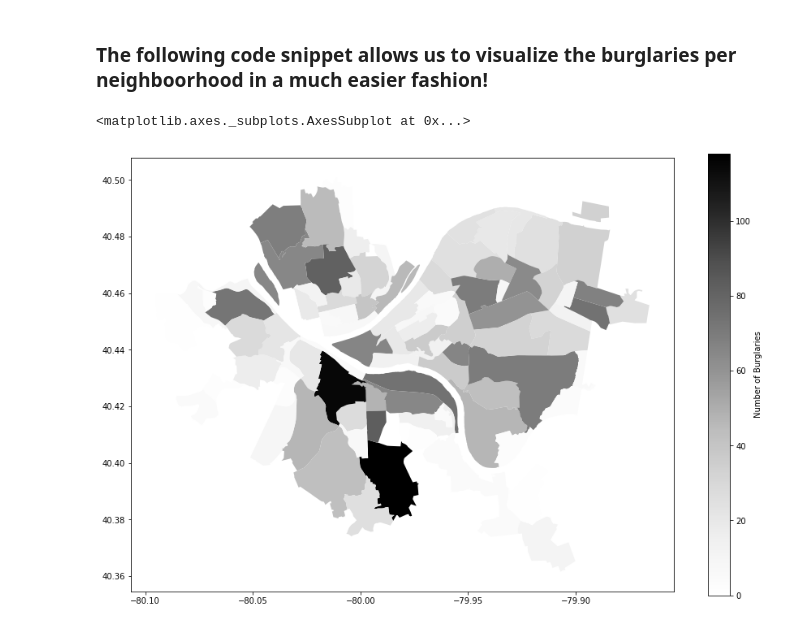
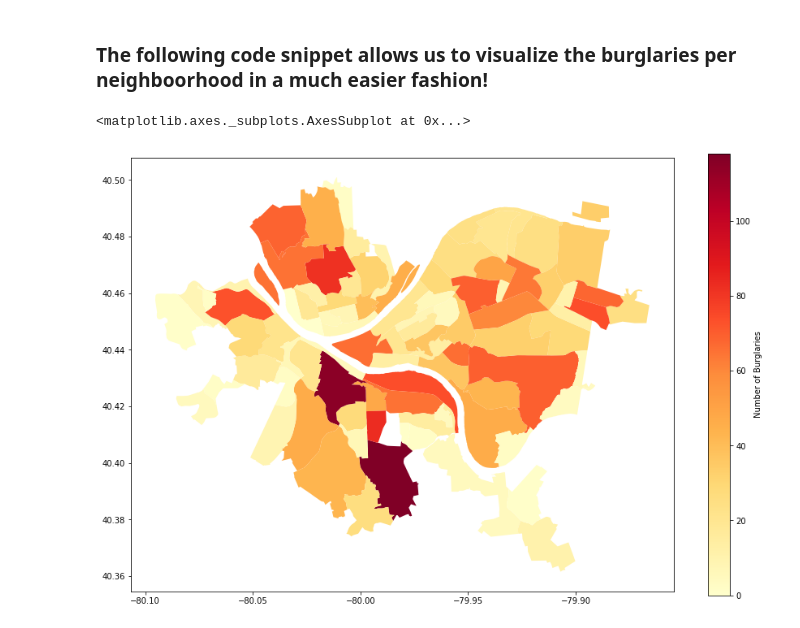
Before and after one commit to Nick0306/Big_Ideas_Final_Project, a Jupyter notebook: Dataset Notebooks/Health_Safety.ipynb, the cells around one changed output. Saved outputs shown, nothing was run; the diff lists cells and outputs as text; code cells hidden in the pictures.

```diff
--- a/Dataset Notebooks/Health_Safety.ipynb
+++ b/Dataset Notebooks/Health_Safety.ipynb
@@ -131,13 +131,13 @@ plt.style.use('dark_background')
 # %%
 burgl = public_safety.groupby("Neighborhood").sum()['#Burglary (2010)']
 neighborhoods = geo.read_file("Neighborhoods/Neighborhoods_.shp")
 burglary_map = neighborhoods.merge(burgl, how='left', left_on='hood', right_on='Neighborhood')
 burglary_map.plot(column='#Burglary (2010)',
-                  cmap='Greys',
+                  cmap='YlOrRd',
                   figsize=(15,10),
                   legend=True,
                   legend_kwds={'label':"Number of Burglaries"}
                   )
 # %% [output]
 <matplotlib.axes._subplots.AxesSubplot at 0x...>
-[figure, old version]
+[figure, new version]
```
